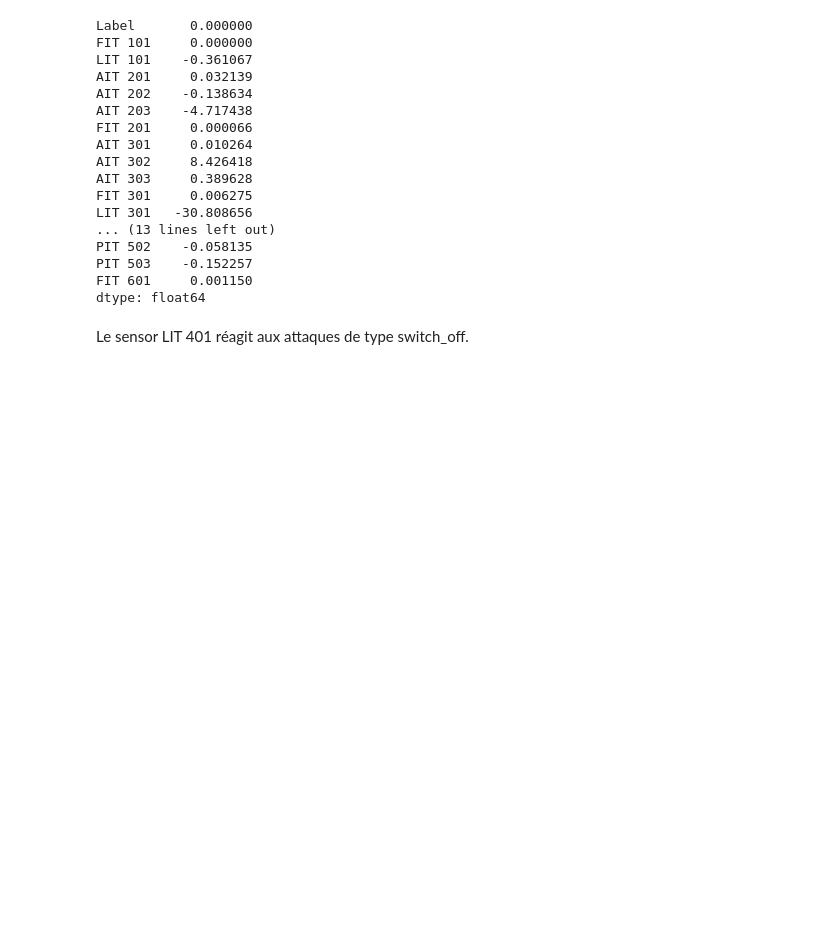
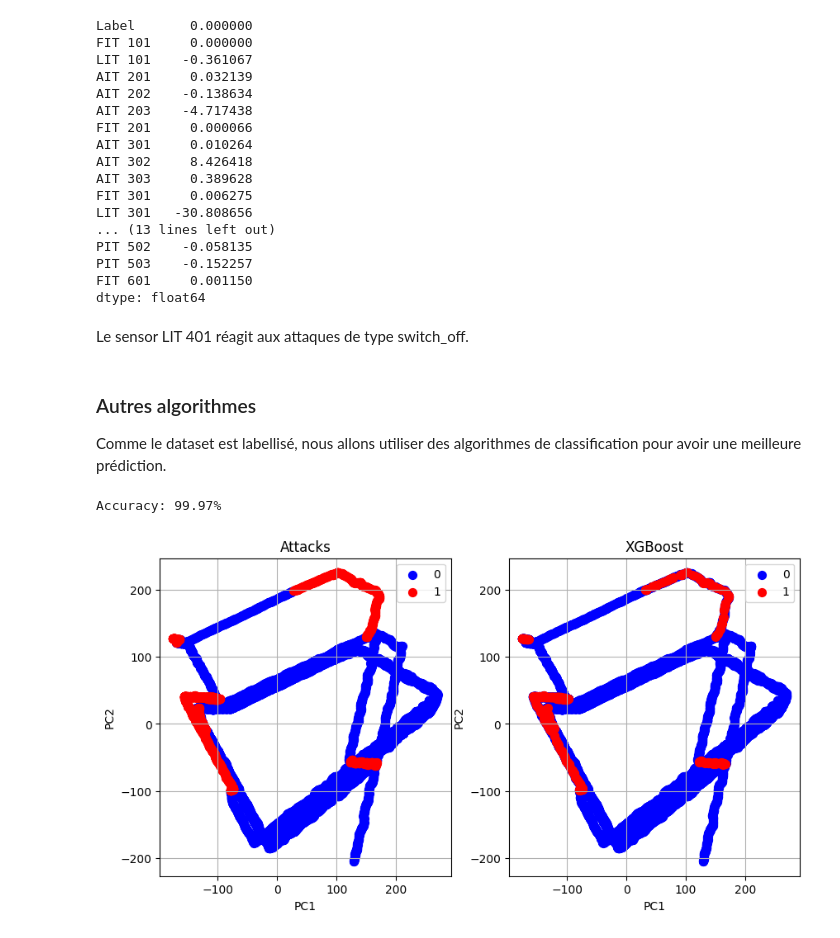
Before and after one commit to JunyiLi0/cyberml-project, a Jupyter notebook: projet.ipynb, the cells around one changed output. Saved outputs shown, nothing was run; the diff lists cells and outputs as text; code cells hidden in the pictures; blank space fills up the shorter version.

```diff
--- a/projet.ipynb
+++ b/projet.ipynb
@@ -337,3 +338,36 @@ FIT 601     0.001150
 dtype: float64
 # %% [markdown]
 Le sensor LIT 401 réagit aux attaques de type switch_off.
+# %% [markdown]
+### Autres algorithmes
+
+Comme le dataset est labellisé, nous allons utiliser des algorithmes de classification pour avoir une meilleure prédiction.
+# %%
+from xgboost import XGBClassifier
+from sklearn.model_selection import train_test_split
+from sklearn.metrics import accuracy_score
+
+# Extract features and labels
+X = extract_features(df)
+y = extract_labels(df)
+
+X_train, X_test, y_train, y_test = train_test_split(X, y, test_size=0.2, random_state=42)
+# %%
+model = XGBClassifier(use_label_encoder=False)
+model.fit(X_train, y_train)
+
+y_pred = model.predict(X_test)
+
+accuracy = accuracy_score(y_test, y_pred)
+print("Accuracy: %.2f%%" % (accuracy * 100.0))
+# %% [output]
+Accuracy: 99.97%
+# %%
+df_boost = df.copy()
+
+df_boost['xgb_predictions'] = 0
+df_boost.loc[X_test.index, 'xgb_predictions'] = y_pred
+
+visualize_dfs([df_boost, df_boost], ['Label', 'xgb_predictions'], titles=['Attacks', 'XGBoost'])
+# %% [output]
+[figure, added]
```
Also changed, not shown: parts of 4 cells of this notebook.
